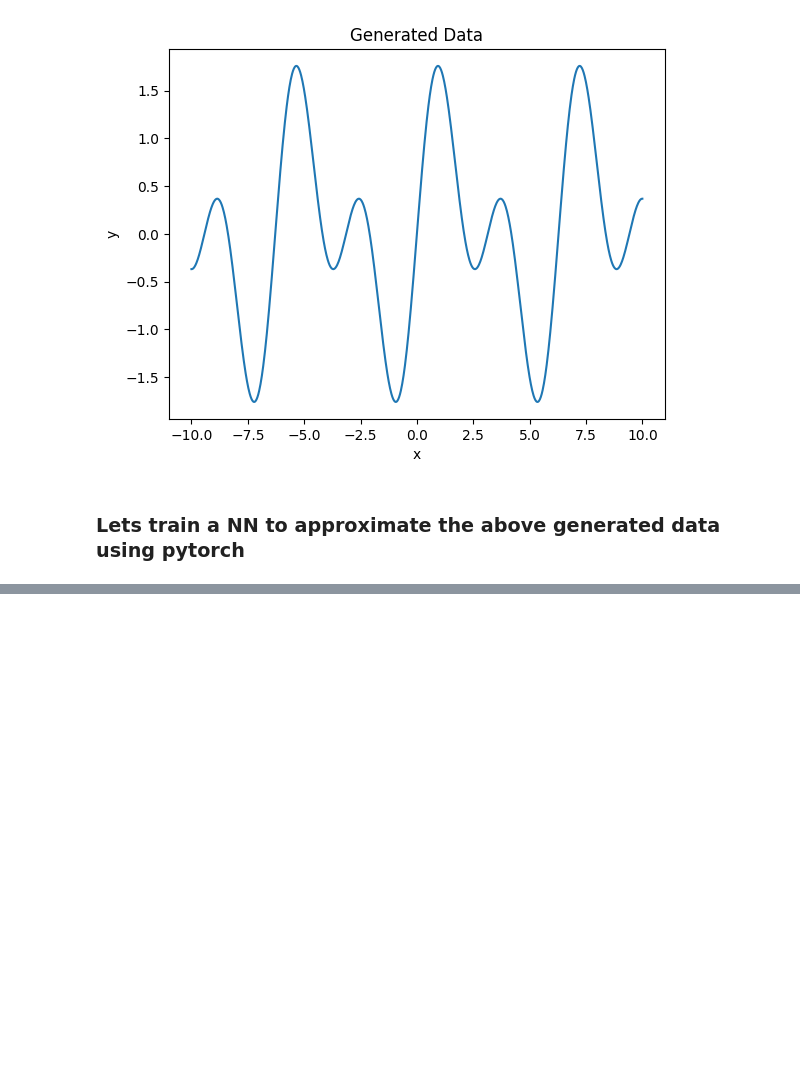
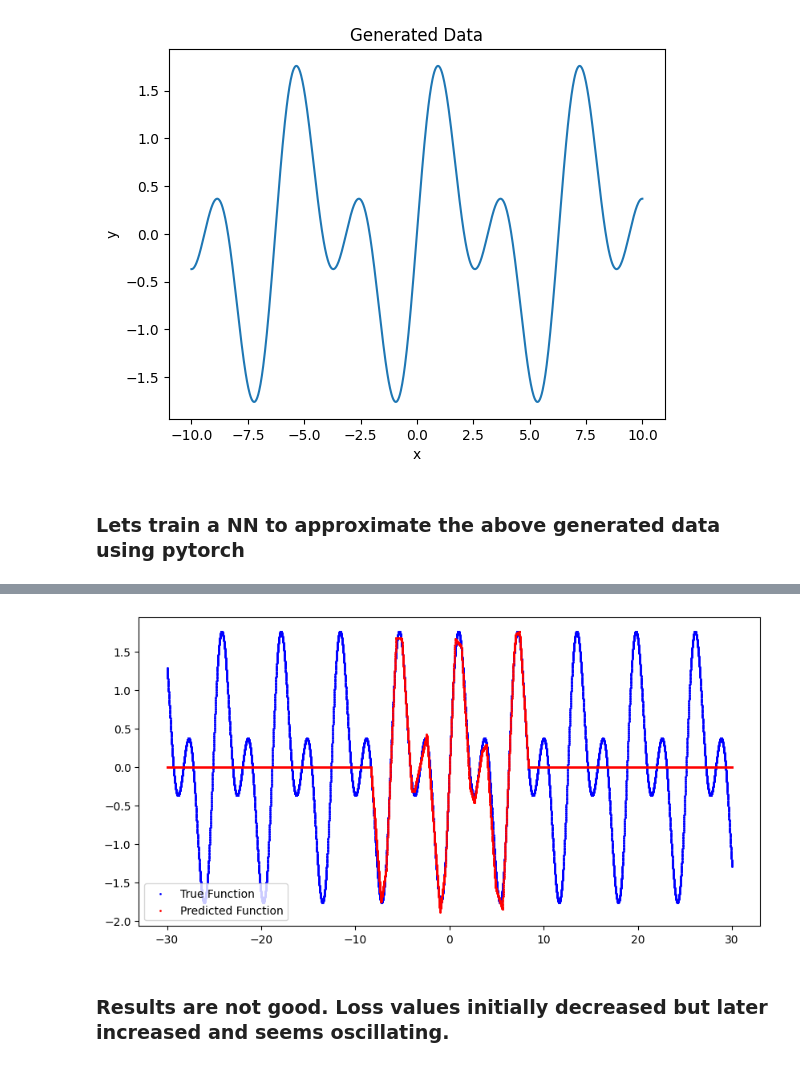
Before and after one commit to Harishprabhu30/Deep-Learning-LabWorks, a Jupyter notebook: Lab_1/DL_Lab1.ipynb, the cells around one changed output, grey strips where cells are left out. Cells and saved outputs as stored; diff of their text form; code cells hidden in the pictures; blank space fills up the shorter version.

```diff
--- a/Lab_1/DL_Lab1.ipynb
+++ b/Lab_1/DL_Lab1.ipynb
@@ -126,0 +167,26 @@ plt.show()
+# %%
+dataset = TensorDataset(x_tensor, y_tensor) # Creating a dataset object from our converted data tensors
+batch_size = 16
+dataloader = DataLoader(dataset, batch_size = batch_size, shuffle = True)
+# %%
+# training Loop
+epochs = 200
+losses = []
+
+for epoch in tqdm(range(epochs)):
+    model.train() # set the model to training mode
+
+    for batch_x, batch_y in dataloader:
+        # forward pass
+        outputs = model(batch_x)
+        loss = criterion(outputs, batch_y)
+
+        # backward pass and optimization
+        optimizer.zero_grad()
+        loss.backward()
+        optimizer.step()
+
+    losses.append(loss.item())
+
+    if (epoch + 1) % 20 == 0:
+        print(f'Epoch [{epoch + 1}/{epochs}], Loss: {loss.item():.4f}')
@@ -126,0 +204,16 @@ plt.show()
+# %%
+model.eval() # set the model to evaluation mode
+
+with torch.no_grad():
+    predicted = model(x_tensor).numpy()
+
+# Plotting the results
+plt.figure(figsize=(10, 5))
+plt.scatter(x, y, label='True Function', color='blue', s=1)
+plt.scatter(x, predicted, label='Predicted Function', color='red', s=1)
+plt.legend()
+plt.show()
+# %% [output]
+[figure, added]
+# %% [markdown]
+### Results are not good. Loss values initially decreased but later increased and seems oscillating.
```
Also changed, not shown: parts of 10 cells of this notebook, 9 other files.
